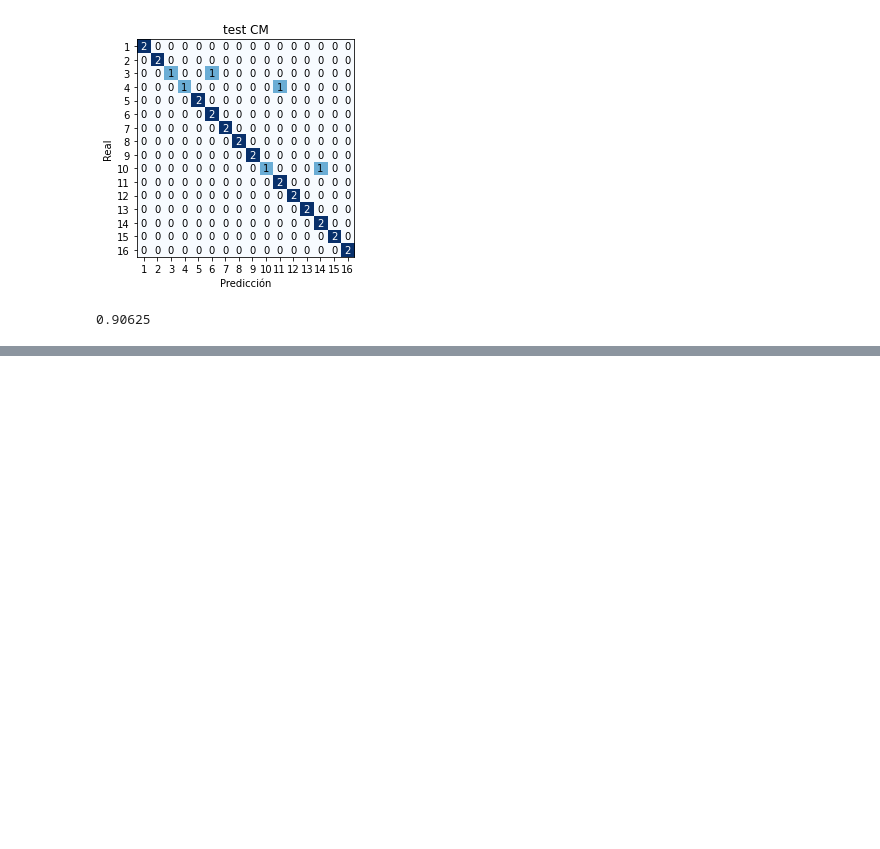
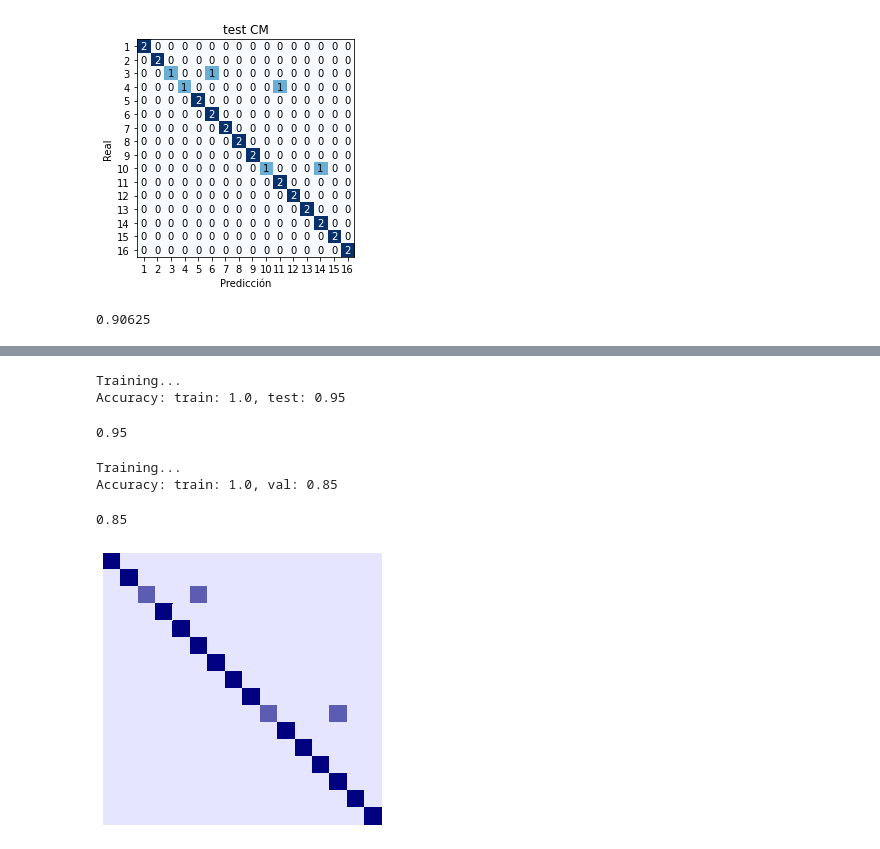
Before and after one commit to yerkko/pattern_recognition, a Jupyter notebook: codigo/experiment_hog.ipynb, the cells around one changed output, grey strips where cells are left out. Cells and saved outputs as stored; diff of their text form; code cells hidden in the pictures; blank space fills up the shorter version.

Commit message:
Add experiments

```diff
--- a/codigo/experiment_hog.ipynb
+++ b/codigo/experiment_hog.ipynb
@@ -141,0 +145,24 @@ Accuracy: train: 1.0, test: 0.90625
+# %%
+strategy = { 'method': 'SVM', 'kernel': 'linear' }
+# %%
+acc, cm = run_experiment(feats, cols, option='test', show_cm=False, **strategy)
+acc
+# %% [output]
+Training...
+Accuracy: train: 1.0, test: 0.95
+0.95
+# %%
+acc2, cm2 = run_experiment(feats, cols, option='val', show_cm=False, **strategy)
+acc2
+# %% [output]
+Training...
+Accuracy: train: 1.0, val: 0.85
+0.85
+# %%
+def plot_cm_sns(cm, cmap='Blues', title=None, labels=False, **kwargs):
+    ticks = (np.arange(0, len(cm)) + 1) if labels else False
+    sns.heatmap(cm, cmap=cmap, xticklabels=ticks, yticklabels=ticks, **kwargs)
+    plt.yticks(rotation=0)
+
+    if title:
+        plt.title(title)
@@ -141,0 +171,9 @@ Accuracy: train: 1.0, test: 0.90625
+# %%
+# sns.palplot(sns.color_palette("GnBu_d", reverse=True))
+cmap = sns.light_palette('navy')
+# %%
+plt.figure(figsize=(5,5))
+
+plot_cm_sns(cm_A, cmap=cmap, labels=False, cbar=False) # YlOrRd
+# %% [output]
+[figure, added]
```
Also changed, not shown: parts of 9 cells of this notebook, 5 other files.
